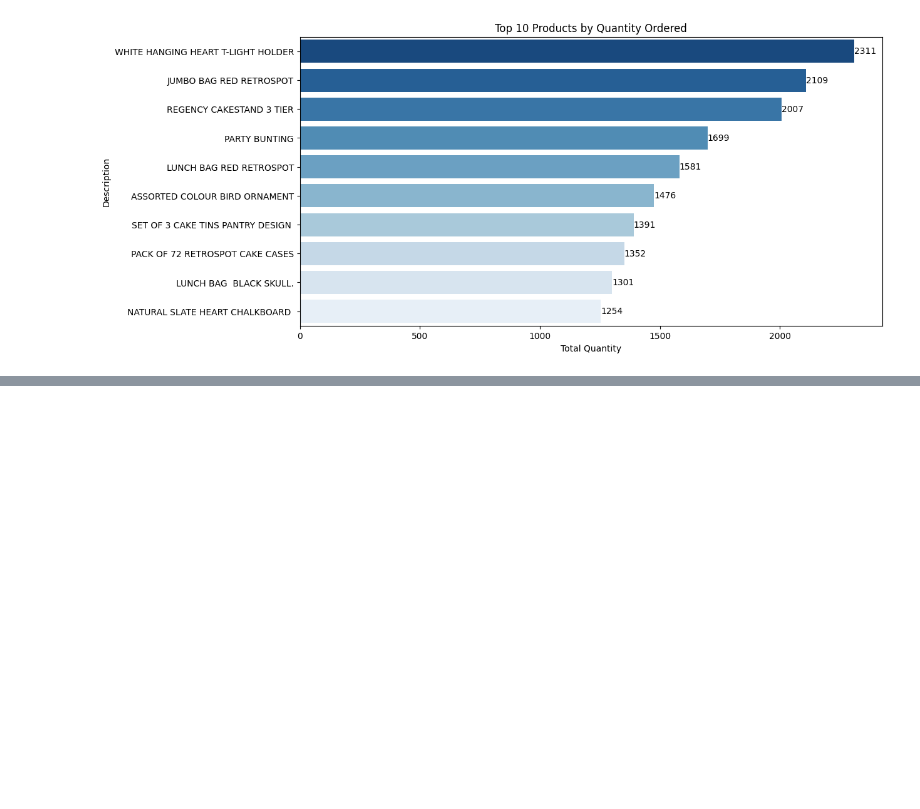
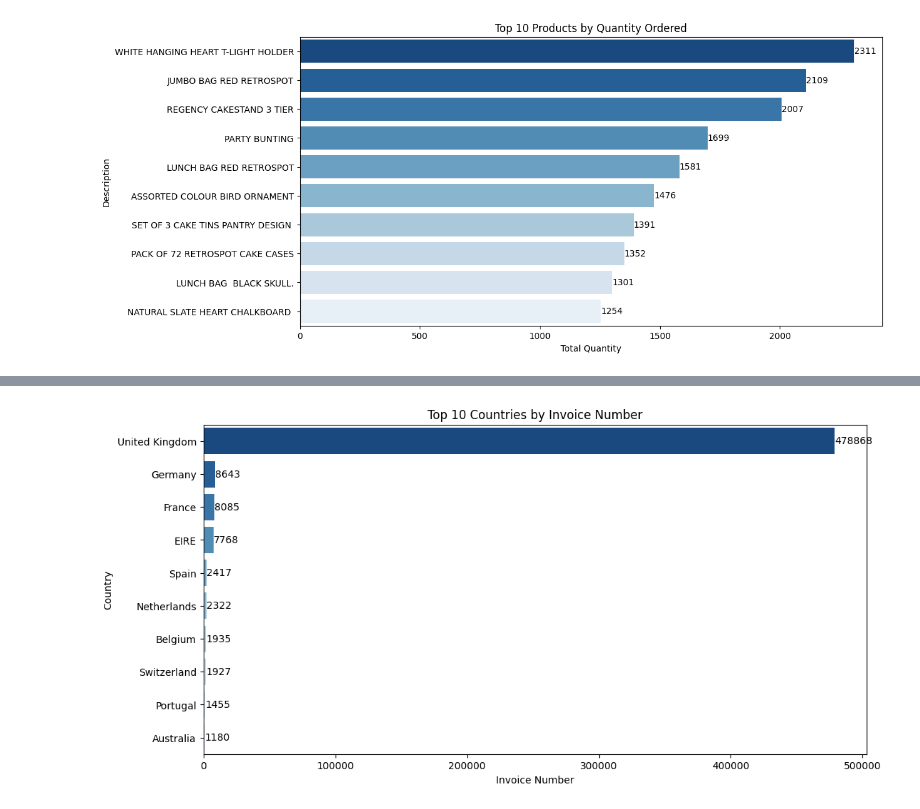
Before and after one commit to arsiimam/Online-Retail-Analysis, a Jupyter notebook: Notebooks/EDA.ipynb, the cells around one changed output, grey strips where cells are left out. Saved outputs shown, nothing was run; the diff lists cells and outputs as text; code cells hidden in the pictures; blank space fills up the shorter version.

```diff
--- a/Notebooks/EDA.ipynb
+++ b/Notebooks/EDA.ipynb
@@ -529,0 +533,6 @@ plt.show()
+# %%
+# Count invoices per country
+df_country_orders = df_clean.groupby('Country').count()['InvoiceNo'].reset_index()
+
+# Display the dataframe
+df_country_orders
@@ -529,0 +557,6 @@ plt.show()
+# %%
+# Sort countries by InvoiceNo in descending order
+df_country_orders_10 = df_country_orders.sort_values(by='InvoiceNo', ascending=False)
+
+# Display top 10 countries
+df_country_orders_10.head(10)
@@ -529,0 +575,30 @@ plt.show()
+# %%
+# Get top 10 countries with highest InvoiceNo
+top_countries = df_country_orders_10.head(10)
+
+# Set figure size
+plt.figure(figsize=(12, 6))
+
+# Create bar chart
+sns.barplot(
+    x=top_countries['InvoiceNo'],
+    y=top_countries['Country'],
+    hue=top_countries['Country'],  # Ensure distinct colors
+    dodge=False,
+    palette='Blues_r',
+    legend=False
+)
+
+# Add labels and title
+plt.xlabel("Invoice Number")
+plt.ylabel("Country")
+plt.title("Top 10 Countries by Invoice Number")
+
+# Annotate values at the end of bars
+for index, value in enumerate(top_countries['InvoiceNo']):
+    plt.text(value, index, f"{value}", va='center')
+
+# Show the plot
+plt.show()
+# %% [output]
+[figure, added]
```
Also changed, not shown: parts of 14 cells of this notebook.
